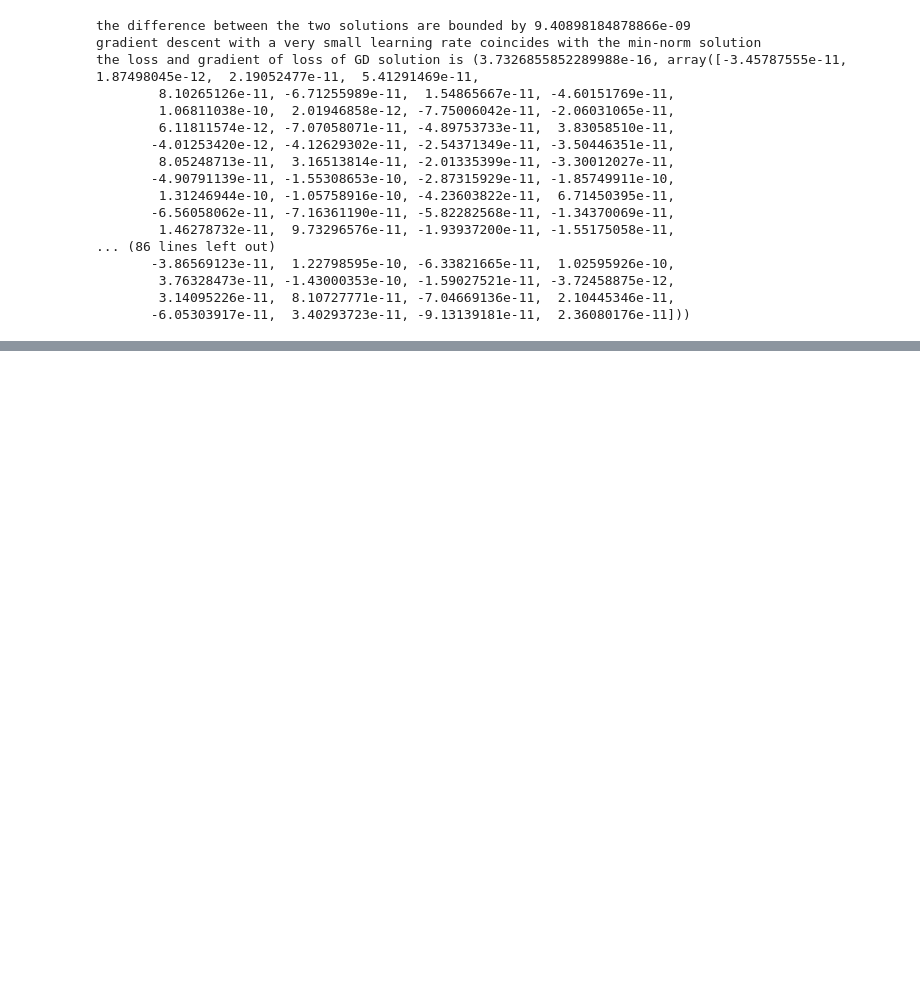
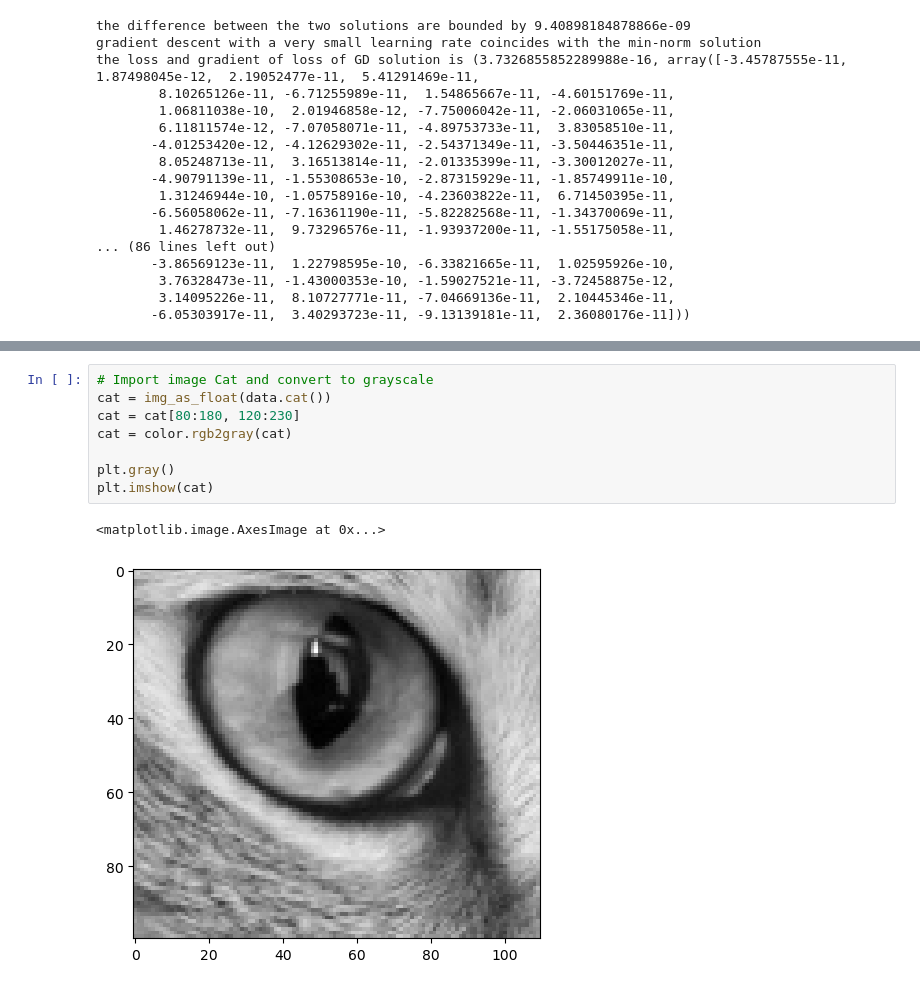
Before and after one commit to varkmiti/S-DS-432, a Jupyter notebook: PSET0/pset_0.ipynb, the cells around one changed output, grey strips where cells are left out. Cells and saved outputs as stored; diff of their text form; blank space fills up the shorter version.

```diff
--- a/PSET0/pset_0.ipynb
+++ b/PSET0/pset_0.ipynb
@@ -308,0 +321,11 @@ the loss and gradient of loss of GD solution is (3.7326855852289988e-16, array([
+# %%
+# Import image Cat and convert to grayscale
+cat = img_as_float(data.cat())
+cat = cat[80:180, 120:230]
+cat = color.rgb2gray(cat)
+
+plt.gray()
+plt.imshow(cat)
+# %% [output]
+<matplotlib.image.AxesImage at 0x...>
+[figure, added]
```
Also changed, not shown: parts of 5 cells of this notebook.
